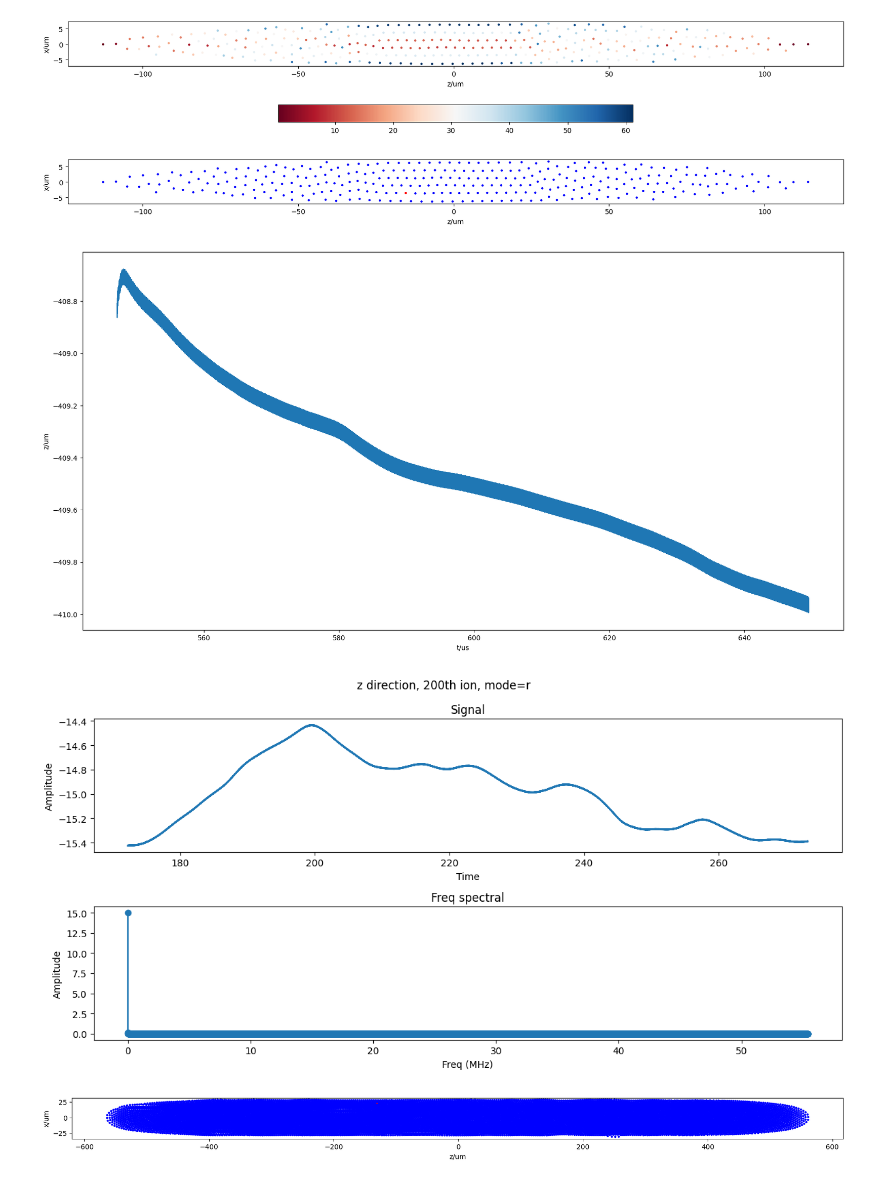
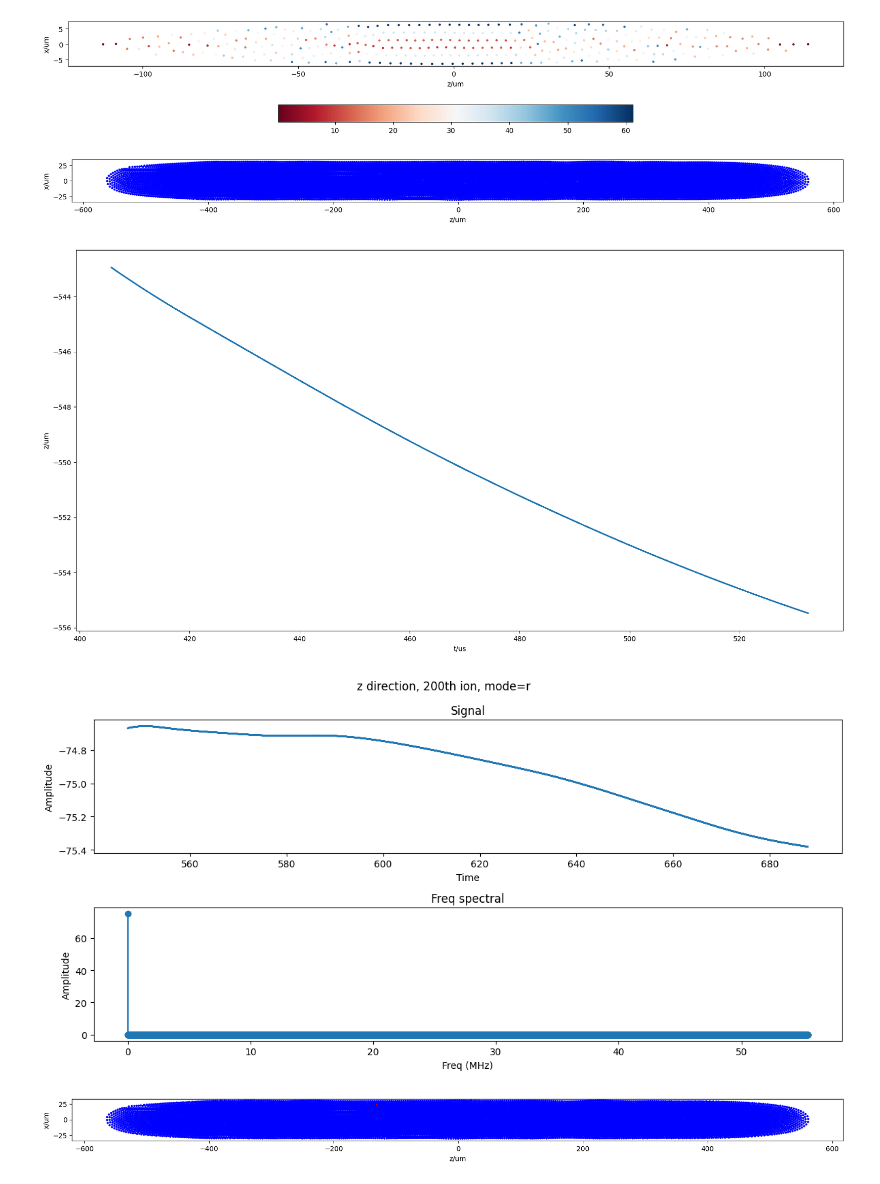
Before and after one commit to ylctql/ion-dynamic-simulation, a Jupyter notebook: src/sequence.ipynb, the cells around one changed output. Saved outputs shown, nothing was run; the diff lists cells and outputs as text; code cells hidden in the pictures.

```diff
--- a/src/sequence.ipynb
+++ b/src/sequence.ipynb
@@ -7,8 +7,8 @@ import matplotlib.pyplot as plt
 from scipy.signal import find_peaks
 import matplotlib.cm as cm
 
-start = 547.126#172.201#547.126 #us
-dt = 9.022389064166401e-03 #us
+start = 3444.983#405.719#172.201#547.126 #us
+dt = 9.022389064166401e-03 #us, interval*dt
 N = 10000
 config_name = "flat_28"
 data_source = "traj" #"status"
@@ -56,11 +56,6 @@ def analyse_freq(axis, mode='r', ion_id=0, plot=True):
     freqs = freqs[:half_Ns]
     magnitude = magnitude[:half_Ns]
 
-    # peaks, _ = find_peaks(freqs, height=0.0005)
-    # print("Motional frequency:", freqs[peaks])
-    # mag_max = np.max(magnitude[np.where(freqs>10)])
-    # print(freqs[np.where(magnitude==mag_max)])
-
     if plot:
         fig, ax = plt.subplots(2,1, figsize=(12, 6))
         # 绘制时域信号
@@ -75,12 +70,6 @@ def analyse_freq(axis, mode='r', ion_id=0, plot=True):
         ax[1].set_xlabel("Freq (MHz)")
         ax[1].set_ylabel("Amplitude")
         fig.suptitle("%s direction, %dth ion, mode=%s"%(label_list[axis], ion_id, mode))
-        # plt.xticks(np.arange(0, 100, 10))
-        # plt.xticks(np.arange(-100, 110, 10))
-        # plt.gca().xaxis.set_minor_locator(MultipleLocator(5))
-        # plt.grid(True, which='major', linestyle='-', color='gray', alpha=0.7)  # 主刻度网格
-        # plt.grid(True, which='minor', linestyle=':', color='lightgray', alpha=0.5)  # 次刻度网格
-
         plt.tight_layout()
         plt.show()
 
@@ -102,8 +91,10 @@ def freq_segment(axis=0, ion_id=0, min_freq=0, max_freq=100):
     plt.show()
     return peak_freq, peak_magnitude
 
-def pick_up_ion(ion_id):
+def pick_up_ion(ion_id, mask = None):
     r = np.load(dir_name+"/r/%.3fus.npy"%t_ls[-1])
+    if mask.all() != None:
+        r = r[mask, :]
     fig, ax = plt.subplots(figsize=(20, 10))
     colors = np.full(r.shape[0], 'b')
     colors[ion_id] = 'r'
@@ -113,8 +104,9 @@ def pick_up_ion(ion_id):
     ax.set_aspect("equal")
     plt.show()
 
-def colored_crystal(metric, t_frame=t_ls[-1], metric_name=''):
-    r = np.load(dir_name+"/r/%.3fus.npy"%t_frame)
+def colored_crystal(metric, r=None, t_frame=t_ls[-1], metric_name=''):
+    if r is None:
+        r = np.load(dir_name+"/r/%.3fus.npy"%t_frame)
     fig, ax = plt.subplots(figsize=(20, 10))
     cmap = cm.RdBu
     colors = metric
@@ -187,17 +194,17 @@ colored_crystal(v_rms)
 # %% [output]
 [figure]
 # %%
-pick_up_ion(ion_id=200)
+pick_up_ion(ion_id=0, mask=mask)
 # %% [output]
-[figure, old version]
+[figure, new version]
 # %%
-analyse(axis=2, mode='r', ion_id=4)
+analyse(axis=2, mode='r', ion_id=0)
 # %% [output]
-[figure, old version]
+[figure, new version]
 # %%
 freqs, magnitude = analyse_freq(axis=2, mode='r', ion_id=200)
 # %% [output]
-[figure, old version]
+[figure, new version]
 # %%
 pick_up_ion(ion_id=3)
 # %% [output]
```
Also changed, not shown: parts of 6 cells of this notebook, 9 other files.
